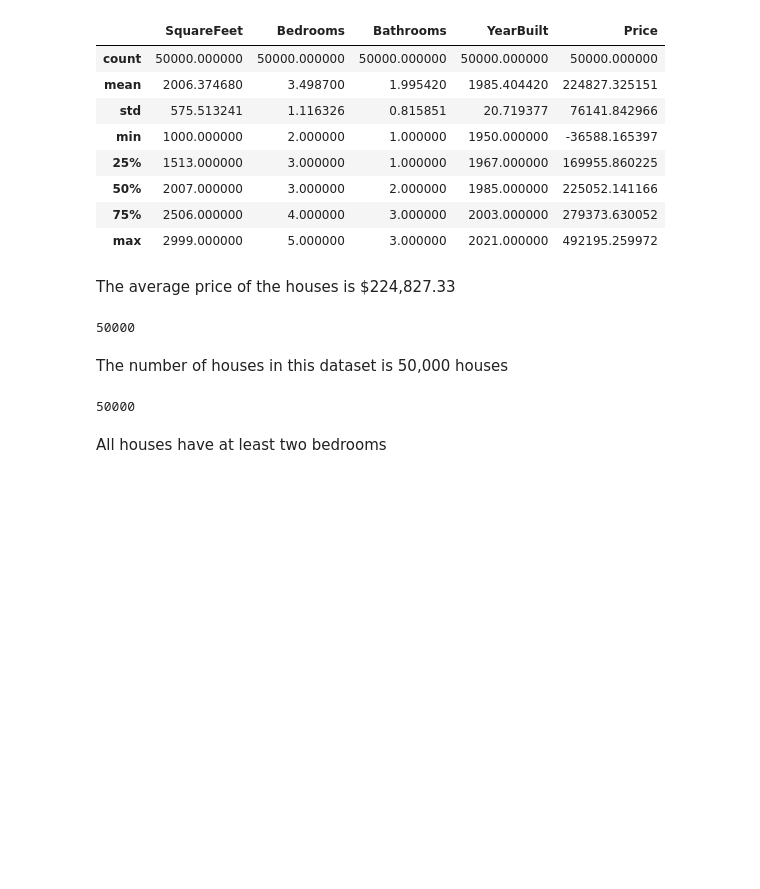
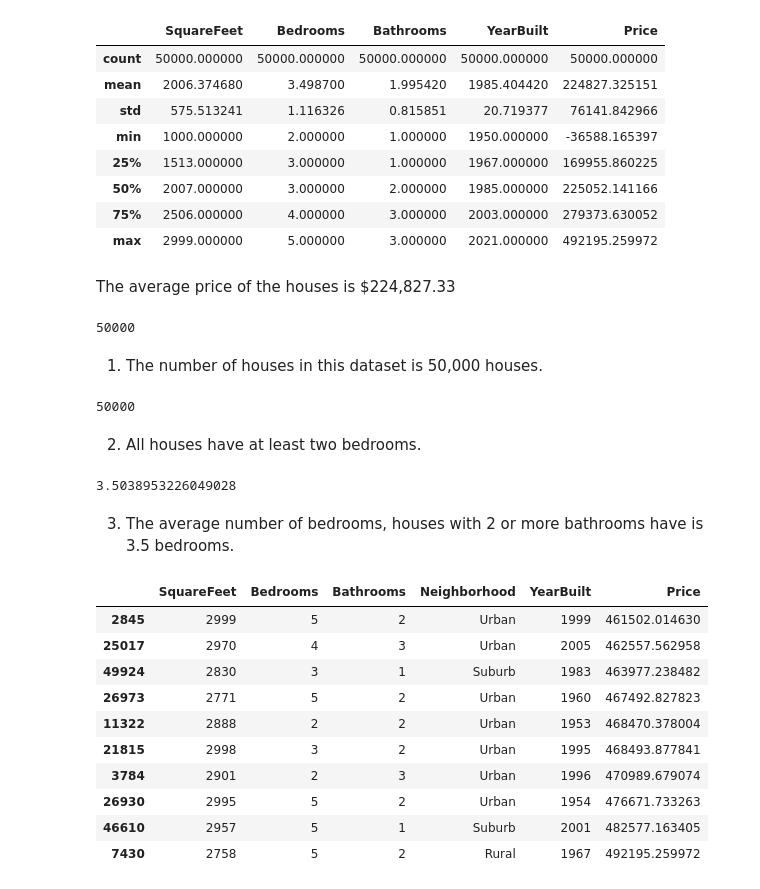
Before and after one commit to mandyzhi/housing-data, a Jupyter notebook: housing_data.ipynb, the cells around one changed output. Drawn from its saved outputs; the diff is of its cells as text; code cells hidden in the pictures; blank space fills up the shorter version.

```diff
--- a/housing_data.ipynb
+++ b/housing_data.ipynb
@@ -30,7 +30,7 @@ print(number_of_houses)
 # %% [output]
 50000
 # %% [markdown]
-The number of houses in this dataset is 50,000 houses
+1. The number of houses in this dataset is 50,000 houses.
 # %%
 two_more_bedroom = len(housing_data[housing_data["Bedrooms"] >= 2])
 
@@ -38,4 +38,26 @@ print(two_more_bedroom)
 # %% [output]
 50000
 # %% [markdown]
-All houses have at least two bedrooms
+2. All houses have at least two bedrooms.
+# %%
+at_least_two_bathrooms = housing_data[housing_data["Bathrooms"] >= 2]
+
+print(at_least_two_bathrooms["Bedrooms"].sum() / len(at_least_two_bathrooms))
+# %% [output]
+3.5038953226049028
+# %% [markdown]
+3. The average number of bedrooms, houses with 2 or more bathrooms have is 3.5 bedrooms.
+# %%
+housing_data.sort_values(by= ["Price"]).tail(10)
+# %% [output]
+|  | SquareFeet | Bedrooms | Bathrooms | Neighborhood | YearBuilt | Price |
+| 2845 | 2999 | 5 | 2 | Urban | 1999 | 461502.014630 |
+| 25017 | 2970 | 4 | 3 | Urban | 2005 | 462557.562958 |
+| 49924 | 2830 | 3 | 1 | Suburb | 1983 | 463977.238482 |
+| 26973 | 2771 | 5 | 2 | Urban | 1960 | 467492.827823 |
+| 11322 | 2888 | 2 | 2 | Urban | 1953 | 468470.378004 |
+| 21815 | 2998 | 3 | 2 | Urban | 1995 | 468493.877841 |
+| 3784 | 2901 | 2 | 3 | Urban | 1996 | 470989.679074 |
+| 26930 | 2995 | 5 | 2 | Urban | 1954 | 476671.733263 |
+| 46610 | 2957 | 5 | 1 | Suburb | 2001 | 482577.163405 |
+| 7430 | 2758 | 5 | 2 | Rural | 1967 | 492195.259972 |
```
Also changed, not shown: parts of 13 cells of this notebook.
